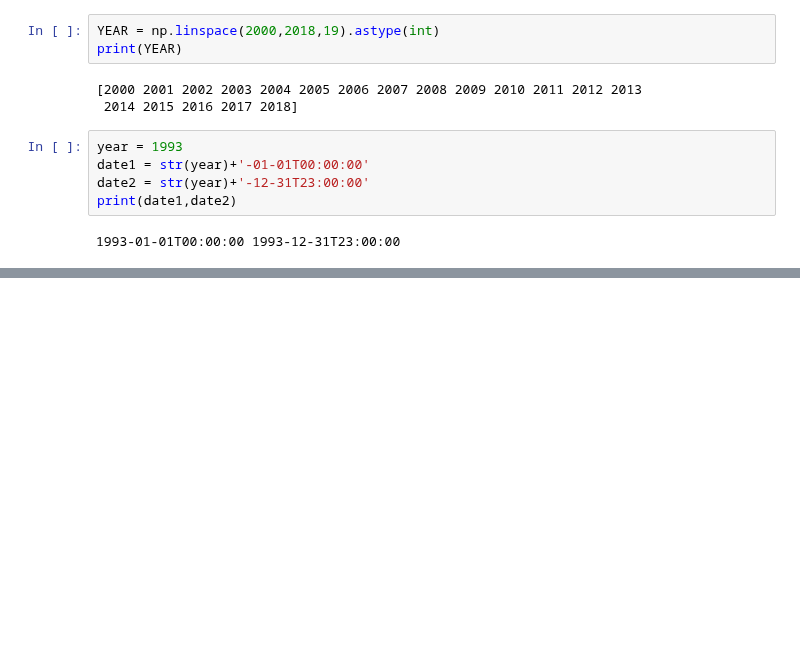
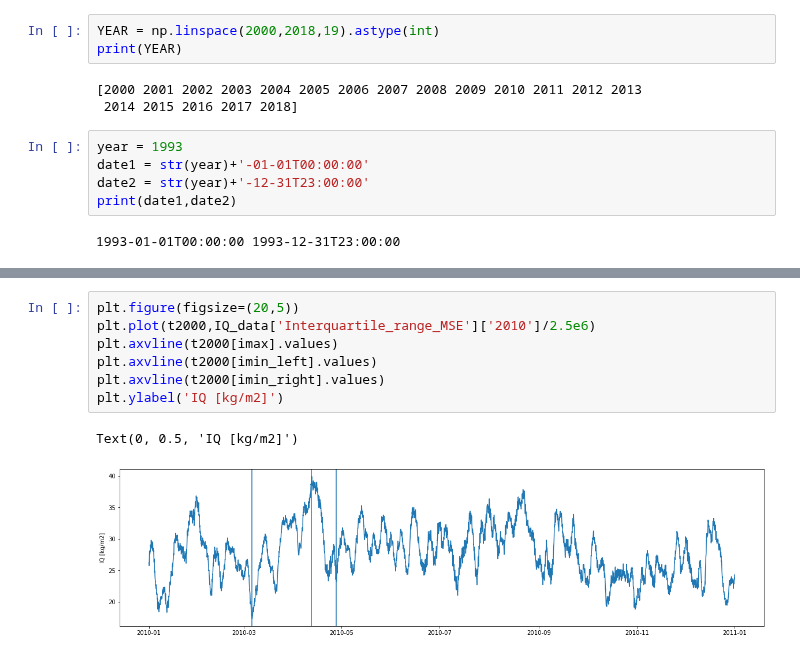
Before and after one commit to tbeucler/2019_WMI, a Jupyter notebook: dev/tbeucler/007_Select_ITCZ_cases.ipynb, the cells around one changed output, grey strips where cells are left out. Cells and saved outputs as stored; diff of their text form; blank space fills up the shorter version.

```diff
--- a/dev/tbeucler/007_Select_ITCZ_cases.ipynb
+++ b/dev/tbeucler/007_Select_ITCZ_cases.ipynb
@@ -70,0 +197,10 @@ i= 3  & year= 2003
+# %%
+plt.figure(figsize=(20,5))
+plt.plot(t2000,IQ_data['Interquartile_range_MSE']['2010']/2.5e6)
+plt.axvline(t2000[imax].values)
+plt.axvline(t2000[imin_left].values)
+plt.axvline(t2000[imin_right].values)
+plt.ylabel('IQ [kg/m2]')
+# %% [output]
+Text(0, 0.5, 'IQ [kg/m2]')
+[figure, added]
```
Also changed, not shown: parts of 27 cells of this notebook.
